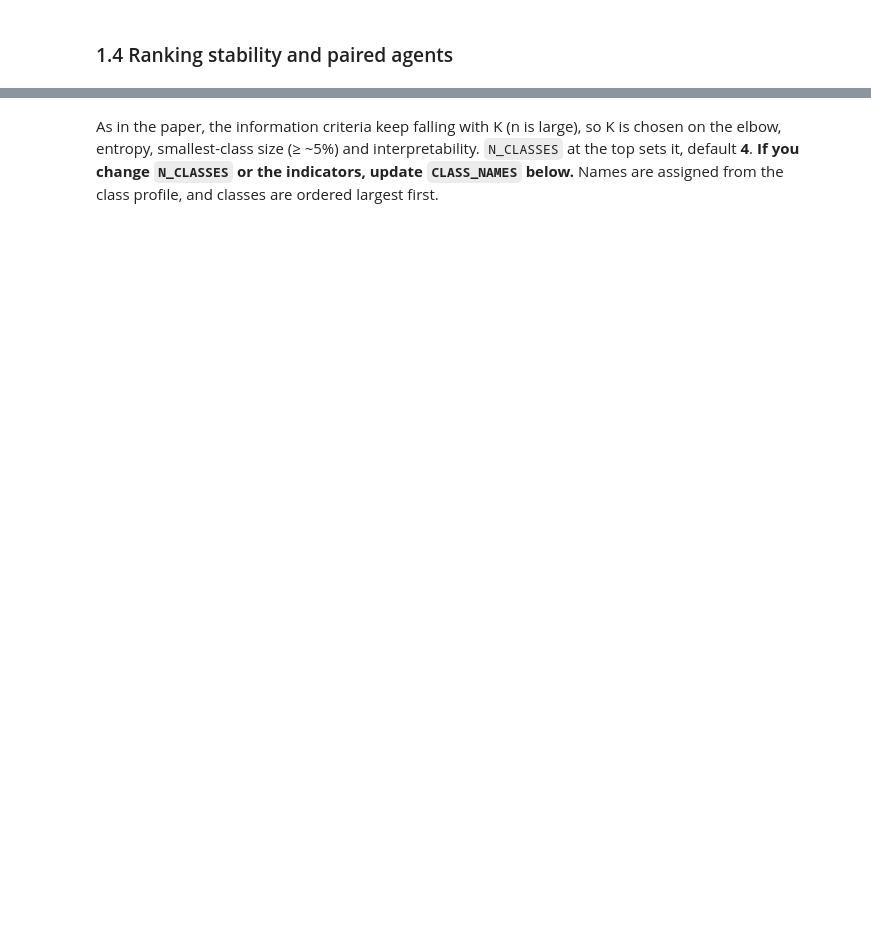
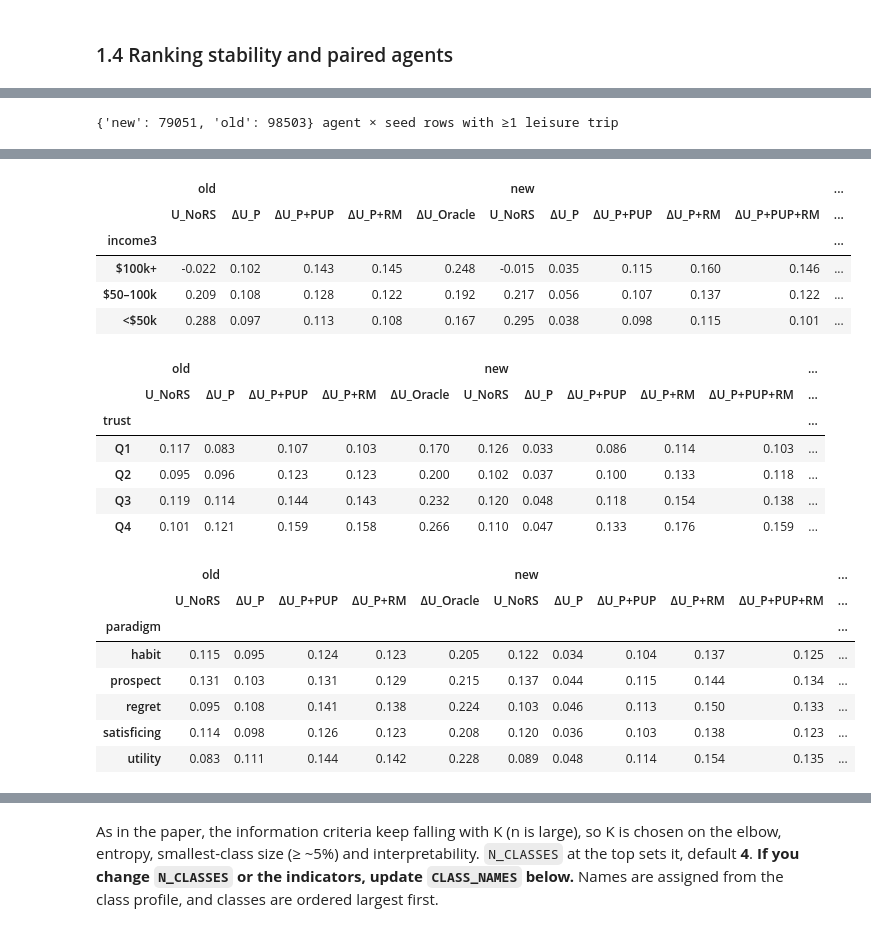
Before and after one commit to nahvats/GeoRecSim, a Jupyter notebook: sim_results_analysis.ipynb, the cells around one changed output, grey strips where cells are left out. Cells and saved outputs as stored; diff of their text form; code cells hidden in the pictures; blank space fills up the shorter version.

```diff
--- a/sim_results_analysis.ipynb
+++ b/sim_results_analysis.ipynb
@@ -396,0 +536,44 @@ fig.savefig(FIG / "city_scatter_grid.png", bbox_inches="tight")
+# %%
+import statsmodels.formula.api as smf
+
+INC = {"Under $25,000": "<$50k", "$25,000 - $49,999": "<$50k", "<35k": "<$50k",
+       "$50,000 - $74,999": "$50–100k", "$75,000 - $99,999": "$50–100k", "35-75k": "$50–100k",
+       "$100,000 - $149,000": "$100k+", "$150,000 - $199,999": "$100k+", "$200,000 or more": "$100k+", "125k+": "$100k+"}
+OUTCOME_CONDS = {"U_NoRS": None, "ΔU_P": "Personalized", "ΔU_P+PUP": "Personalized + PUP",
+                 "ΔU_P+RM": "Personalized + RM", "ΔU_P+PUP+RM": "Personalized + PUP+RM", "ΔU_Oracle": "Oracle"}
+key = ["city", "seed", "agent_id"]
+
+def agent_frame(r, paired=False):
+    a = agents[r] if not paired else agents[r][agents[r].agent_id < 2000]
+    u = a.pivot_table(index=key, columns="condition", values="avg_utility_all_days")
+    f = a[a.condition == "No RS"].set_index(key)[["income", "trust", "paradigm", "car_access", "home_lat", "home_lon"]]
+    f = f.reindex(u.index)
+    f["U_NoRS"] = u["No RS"]
+    for o, c in OUTCOME_CONDS.items():
+        if c is not None and c in u.columns:
+            f[o] = u[c] - u["No RS"]
+    f["income3"] = f.income.map(INC)
+    assert f.income3.notna().all(), f.income[f.income3.isna()].unique()
+    f = f.reset_index()
+    f["home_km"] = [hav_km(la, lo, *DOWNTOWN[c]) for c, la, lo in zip(f.city, f.home_lat, f.home_lon)]
+    f["log_home_km"] = np.log1p(f.home_km)
+    f["no_car"] = (f.car_access == "none").astype(int)
+    f["cs"] = f.city + "_" + f.seed.astype(str)          # city × seed environment
+    return f.dropna(subset=["U_NoRS"])
+
+AF = {r: agent_frame(r) for r in ZIPS}
+AFp = {r: agent_frame(r, paired=True) for r in ZIPS}
+print({r: len(v) for r, v in AF.items()}, "agent × seed rows with ≥1 leisure trip")
+# %% [output]
+{'new': 79051, 'old': 98503} agent × seed rows with ≥1 leisure trip
+# %%
+def gap_table(f, by):
+    outs = [o for o in OUTCOME_CONDS if o in f.columns]
+    return f.groupby(by)[outs].mean()
+
+# Raw group means on the paired agents (agent_id < 2000, same people in both runs); no controls
+for v in ["car_access", "income3", "trust", "paradigm"]:
+    t = pd.concat({r: gap_table(AFp[r], v) for r in ("old", "new")}, axis=1)
+    t[("", "n (new)")] = AFp["new"].groupby(v).size()
+    display(t.round(3))
+# %% [output]
@@ -396,0 +585,21 @@ fig.savefig(FIG / "city_scatter_grid.png", bbox_inches="tight")
+|  | old |  |  |  |  | new |  |  |  |  | ... |
+|  | U_NoRS | ΔU_P | ΔU_P+PUP | ΔU_P+RM | ΔU_Oracle | U_NoRS | ΔU_P | ΔU_P+PUP | ΔU_P+RM | ΔU_P+PUP+RM | ... |
+| income3 |  |  |  |  |  |  |  |  |  |  | ... |
+| $100k+ | -0.022 | 0.102 | 0.143 | 0.145 | 0.248 | -0.015 | 0.035 | 0.115 | 0.160 | 0.146 | ... |
+| $50–100k | 0.209 | 0.108 | 0.128 | 0.122 | 0.192 | 0.217 | 0.056 | 0.107 | 0.137 | 0.122 | ... |
+| <$50k | 0.288 | 0.097 | 0.113 | 0.108 | 0.167 | 0.295 | 0.038 | 0.098 | 0.115 | 0.101 | ... |
+|  | old |  |  |  |  | new |  |  |  |  | ... |
+|  | U_NoRS | ΔU_P | ΔU_P+PUP | ΔU_P+RM | ΔU_Oracle | U_NoRS | ΔU_P | ΔU_P+PUP | ΔU_P+RM | ΔU_P+PUP+RM | ... |
+| trust |  |  |  |  |  |  |  |  |  |  | ... |
+| Q1 | 0.117 | 0.083 | 0.107 | 0.103 | 0.170 | 0.126 | 0.033 | 0.086 | 0.114 | 0.103 | ... |
+| Q2 | 0.095 | 0.096 | 0.123 | 0.123 | 0.200 | 0.102 | 0.037 | 0.100 | 0.133 | 0.118 | ... |
+| Q3 | 0.119 | 0.114 | 0.144 | 0.143 | 0.232 | 0.120 | 0.048 | 0.118 | 0.154 | 0.138 | ... |
+| Q4 | 0.101 | 0.121 | 0.159 | 0.158 | 0.266 | 0.110 | 0.047 | 0.133 | 0.176 | 0.159 | ... |
+|  | old |  |  |  |  | new |  |  |  |  | ... |
+|  | U_NoRS | ΔU_P | ΔU_P+PUP | ΔU_P+RM | ΔU_Oracle | U_NoRS | ΔU_P | ΔU_P+PUP | ΔU_P+RM | ΔU_P+PUP+RM | ... |
+| paradigm |  |  |  |  |  |  |  |  |  |  | ... |
+| habit | 0.115 | 0.095 | 0.124 | 0.123 | 0.205 | 0.122 | 0.034 | 0.104 | 0.137 | 0.125 | ... |
+| prospect | 0.131 | 0.103 | 0.131 | 0.129 | 0.215 | 0.137 | 0.044 | 0.115 | 0.144 | 0.134 | ... |
+| regret | 0.095 | 0.108 | 0.141 | 0.138 | 0.224 | 0.103 | 0.046 | 0.113 | 0.150 | 0.133 | ... |
+| satisficing | 0.114 | 0.098 | 0.126 | 0.123 | 0.208 | 0.120 | 0.036 | 0.103 | 0.138 | 0.123 | ... |
+| utility | 0.083 | 0.111 | 0.144 | 0.142 | 0.228 | 0.089 | 0.048 | 0.114 | 0.154 | 0.135 | ... |
```
Also changed, not shown: parts of 26 cells of this notebook, 1 other file.
